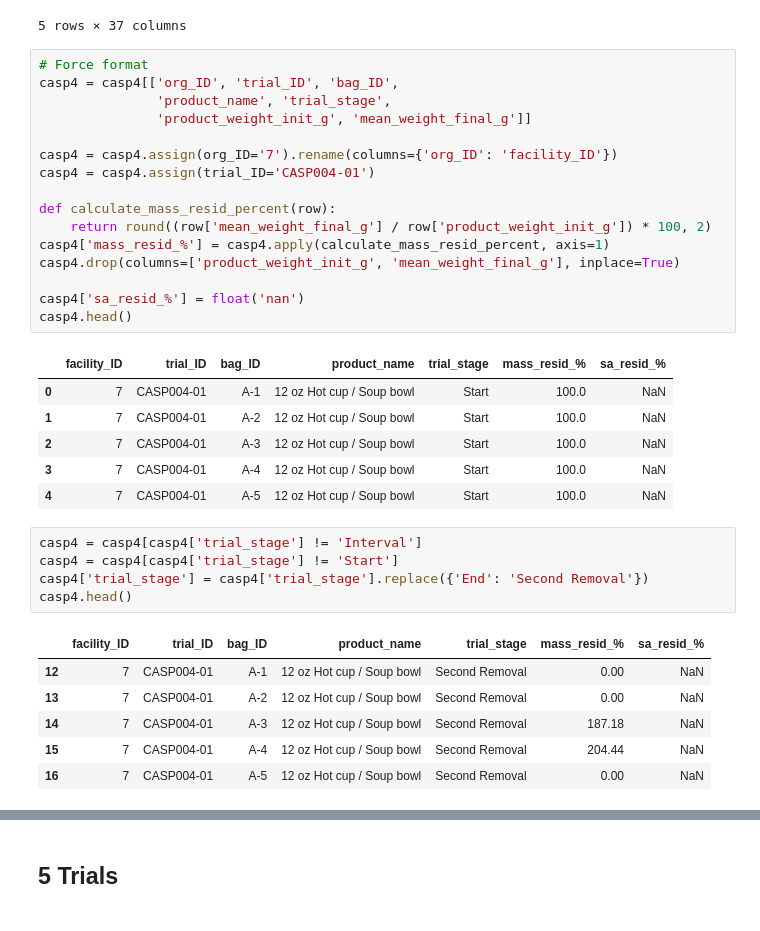
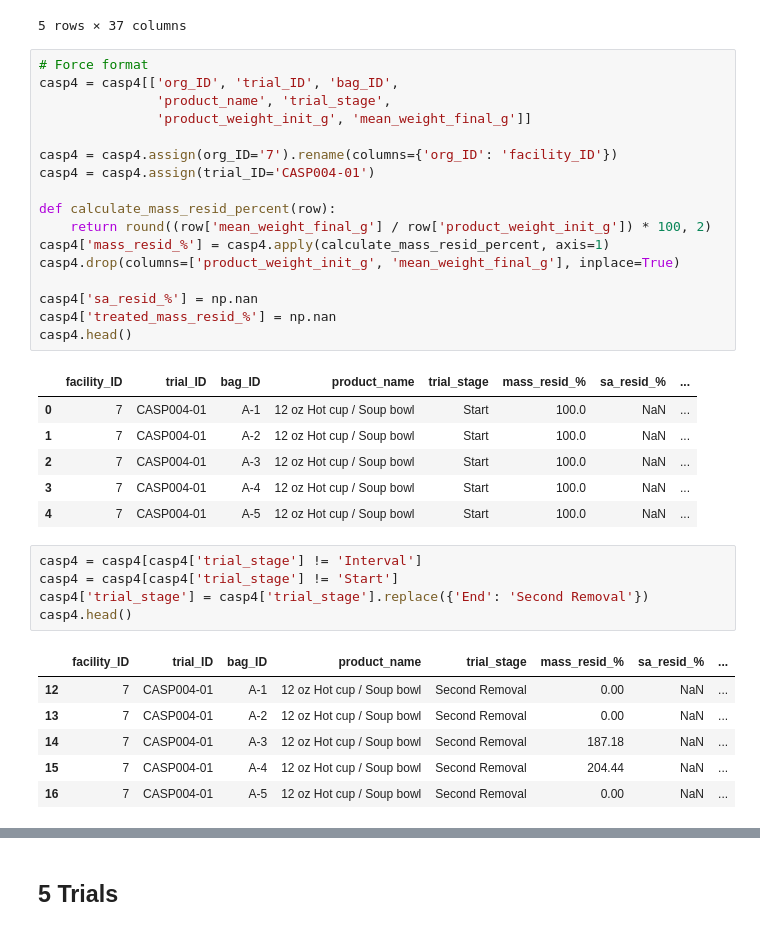
Before and after one commit to uchicago-dsi/compostable-disintegration-analysis, a Jupyter notebook: notebooks/add_observations_10trials.ipynb, the cells around one changed output, grey strips where cells are left out. Drawn from its saved outputs; the diff is of its cells as text.

```diff
--- a/notebooks/add_observations_10trials.ipynb
+++ b/notebooks/add_observations_10trials.ipynb
@@ -187,38 +188,39 @@ casp4.head()
 # %%
 # Force format
 casp4 = casp4[['org_ID', 'trial_ID', 'bag_ID',
                'product_name', 'trial_stage',
                'product_weight_init_g', 'mean_weight_final_g']]
 
 casp4 = casp4.assign(org_ID='7').rename(columns={'org_ID': 'facility_ID'})
 casp4 = casp4.assign(trial_ID='CASP004-01')
 
 def calculate_mass_resid_percent(row):
     return round((row['mean_weight_final_g'] / row['product_weight_init_g']) * 100, 2)
 casp4['mass_resid_%'] = casp4.apply(calculate_mass_resid_percent, axis=1)
 casp4.drop(columns=['product_weight_init_g', 'mean_weight_final_g'], inplace=True)
 
-casp4['sa_resid_%'] = float('nan')
+casp4['sa_resid_%'] = np.nan
+casp4['treated_mass_resid_%'] = np.nan
 casp4.head()
 # %% [output]
-|  | facility_ID | trial_ID | bag_ID | product_name | trial_stage | mass_resid_% | sa_resid_% |
-| 0 | 7 | CASP004-01 | A-1 | 12 oz Hot cup / Soup bowl | Start | 100.0 | NaN |
-| 1 | 7 | CASP004-01 | A-2 | 12 oz Hot cup / Soup bowl | Start | 100.0 | NaN |
-| 2 | 7 | CASP004-01 | A-3 | 12 oz Hot cup / Soup bowl | Start | 100.0 | NaN |
-| 3 | 7 | CASP004-01 | A-4 | 12 oz Hot cup / Soup bowl | Start | 100.0 | NaN |
-| 4 | 7 | CASP004-01 | A-5 | 12 oz Hot cup / Soup bowl | Start | 100.0 | NaN |
+|  | facility_ID | trial_ID | bag_ID | product_name | trial_stage | mass_resid_% | sa_resid_% | ... |
+| 0 | 7 | CASP004-01 | A-1 | 12 oz Hot cup / Soup bowl | Start | 100.0 | NaN | ... |
+| 1 | 7 | CASP004-01 | A-2 | 12 oz Hot cup / Soup bowl | Start | 100.0 | NaN | ... |
+| 2 | 7 | CASP004-01 | A-3 | 12 oz Hot cup / Soup bowl | Start | 100.0 | NaN | ... |
+| 3 | 7 | CASP004-01 | A-4 | 12 oz Hot cup / Soup bowl | Start | 100.0 | NaN | ... |
+| 4 | 7 | CASP004-01 | A-5 | 12 oz Hot cup / Soup bowl | Start | 100.0 | NaN | ... |
 # %%
 casp4 = casp4[casp4['trial_stage'] != 'Interval']
 casp4 = casp4[casp4['trial_stage'] != 'Start']
 casp4['trial_stage'] = casp4['trial_stage'].replace({'End': 'Second Removal'})
 casp4.head()
 # %% [output]
-|  | facility_ID | trial_ID | bag_ID | product_name | trial_stage | mass_resid_% | sa_resid_% |
-| 12 | 7 | CASP004-01 | A-1 | 12 oz Hot cup / Soup bowl | Second Removal | 0.00 | NaN |
-| 13 | 7 | CASP004-01 | A-2 | 12 oz Hot cup / Soup bowl | Second Removal | 0.00 | NaN |
-| 14 | 7 | CASP004-01 | A-3 | 12 oz Hot cup / Soup bowl | Second Removal | 187.18 | NaN |
-| 15 | 7 | CASP004-01 | A-4 | 12 oz Hot cup / Soup bowl | Second Removal | 204.44 | NaN |
-| 16 | 7 | CASP004-01 | A-5 | 12 oz Hot cup / Soup bowl | Second Removal | 0.00 | NaN |
+|  | facility_ID | trial_ID | bag_ID | product_name | trial_stage | mass_resid_% | sa_resid_% | ... |
+| 12 | 7 | CASP004-01 | A-1 | 12 oz Hot cup / Soup bowl | Second Removal | 0.00 | NaN | ... |
+| 13 | 7 | CASP004-01 | A-2 | 12 oz Hot cup / Soup bowl | Second Removal | 0.00 | NaN | ... |
+| 14 | 7 | CASP004-01 | A-3 | 12 oz Hot cup / Soup bowl | Second Removal | 187.18 | NaN | ... |
+| 15 | 7 | CASP004-01 | A-4 | 12 oz Hot cup / Soup bowl | Second Removal | 204.44 | NaN | ... |
+| 16 | 7 | CASP004-01 | A-5 | 12 oz Hot cup / Soup bowl | Second Removal | 0.00 | NaN | ... |
 # %%
 name_to_ID =  {'12 oz Hot cup / Soup bowl': '53',
                'Hot cup lid' : '2',
```
Also changed, not shown: parts of 13 cells of this notebook, 1 other file.
